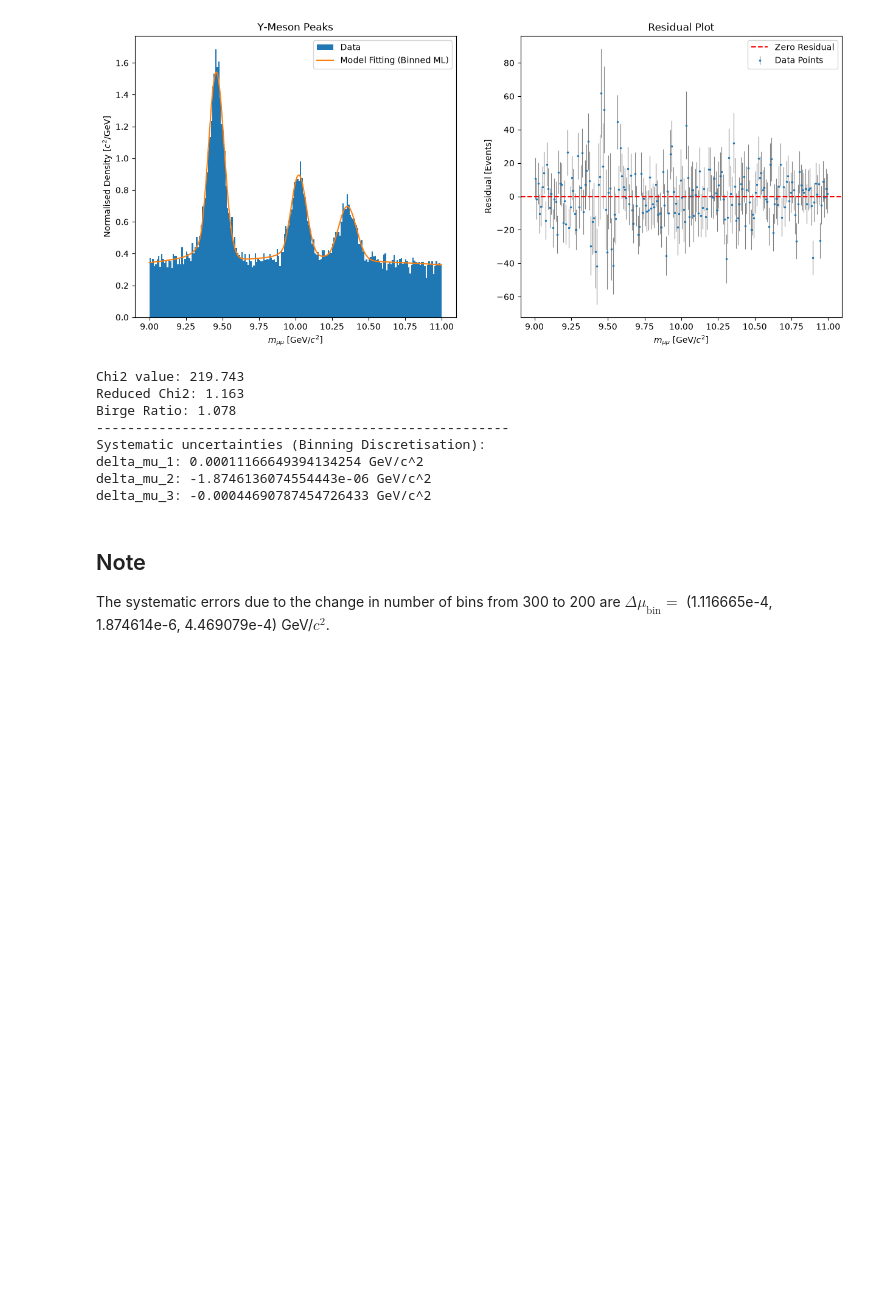
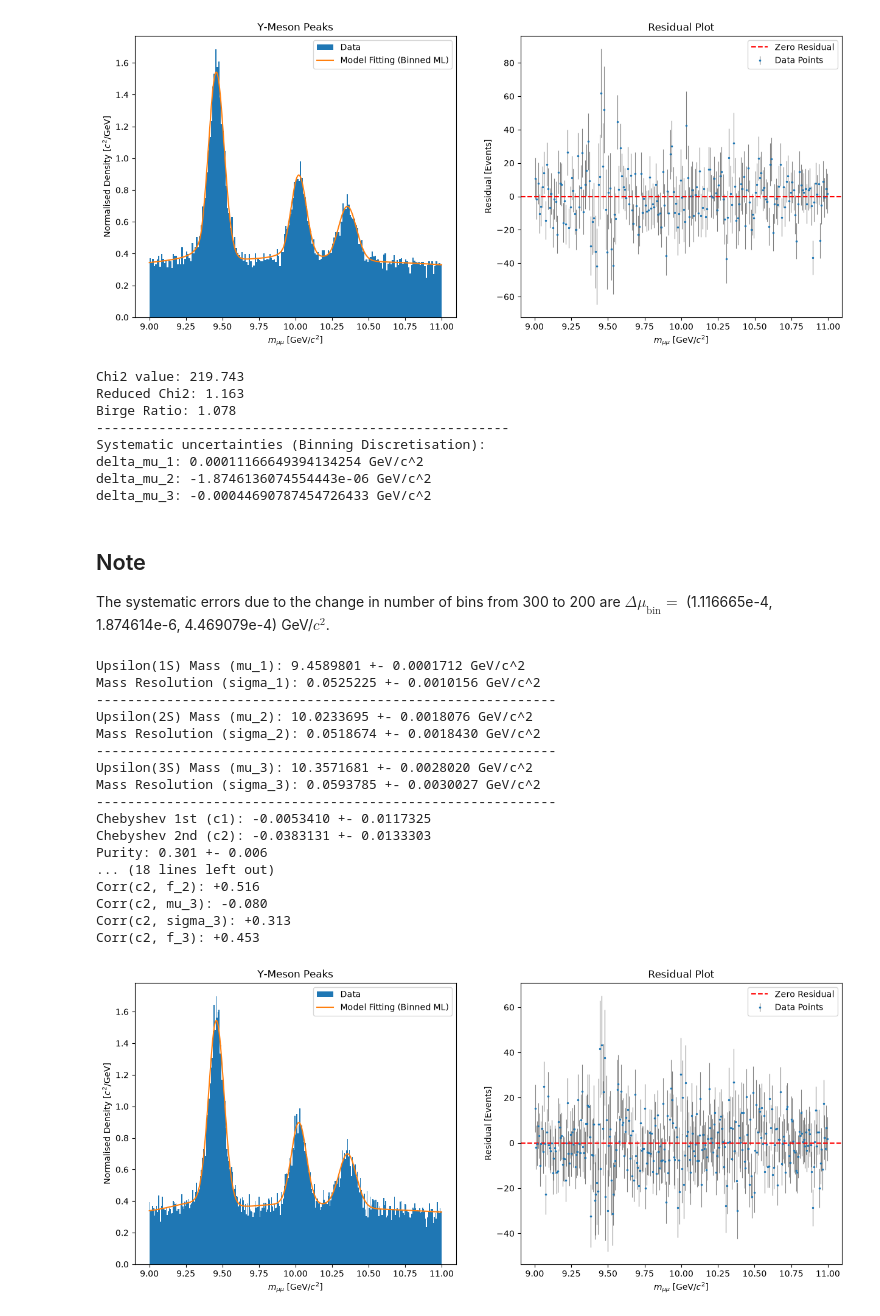
Before and after one commit to salsatosi/DAH_project_F1, a Jupyter notebook: data_analysis.ipynb, the cells around one changed output. Cells and saved outputs as stored; diff of their text form; code cells hidden in the pictures; blank space fills up the shorter version.

```diff
--- a/data_analysis.ipynb
+++ b/data_analysis.ipynb
@@ -1996,3 +1997,76 @@ delta_mu_3: -0.00044690787454726433 GeV/c^2
 # %% [markdown]
 ## Note
 The systematic errors due to the change in number of bins from 300 to 200 are $\Delta\mu_\text{bin}=$ (1.116665e-4, 1.874614e-6, 4.469079e-4) GeV/$c^2$.
+# %%
+'''
+Task 8: Estimate Systematic uncertainties
+Peak Modelling (Change to two-Gaussian-sum model)
+'''
+
+def composite_upsilon_twogaussian_cdf(x,mu_1,sigma_1,mu_2,sigma_2,mu_3,sigma_3,c1,c2,f_1,f_2,f_3,min_mass,max_mass):
+
+    def two_gaussian_model(x,mu_1,sigma_1):
+        relative_mu_wide = 0.13698
+        sigma_wide = 0.15377
+        f = 0.89953
+        norm_1 = 0.5* (erf((max_mass-mu_1)/(np.sqrt(2)*sigma_1)) - erf((min_mass-mu_1)/(np.sqrt(2)*sigma_1)))
+        norm_2 = 0.5* (erf((max_mass-(mu_1-relative_mu_wide))/(np.sqrt(2)*sigma_wide)) - erf((min_mass-(mu_1-relative_mu_wide))/(np.sqrt(2)*sigma_wide)))
+        gaussian_cdf_1 = 0.5*(erf((x-mu_1)/(np.sqrt(2)*sigma_1)) - erf((min_mass-mu_1)/(np.sqrt(2)*sigma_1))) / norm_1
+        gaussian_cdf_2 = 0.5*(erf((x-(mu_1-relative_mu_wide))/(np.sqrt(2)*sigma_wide)) - erf((min_mass-(mu_1-relative_mu_wide))/(np.sqrt(2)*sigma_wide))) / norm_2
+        return f*gaussian_cdf_1 + (1-f)*gaussian_cdf_2
+
+    t = (2.0 * x - (max_mass + min_mass)) / (max_mass - min_mass)
+    T0 = chebyt(0)
+    T1 = chebyt(1)
+    T2 = chebyt(2)
+    int_T0 = T0.integ()
+    int_T1 = T1.integ()
+    int_T2 = T2.integ()
+    cdf_T0 = int_T0(t) - int_T0(-1.0)
+    cdf_T1 = int_T1(t) - int_T1(-1.0)
+    cdf_T2 = int_T2(t) - int_T2(-1.0)
+    norm_T0 = int_T0(1.0) - int_T0(-1.0)
+    norm_T1 = int_T1(1.0) - int_T1(-1.0)
+    norm_T2 = int_T2(1.0) - int_T2(-1.0)
+    background_num = cdf_T0 + c1*cdf_T1 + c2*cdf_T2
+    background_norm = norm_T0 + c1*norm_T1 + c2*norm_T2
+    background_cdf = background_num / background_norm
+    return (f_1*two_gaussian_model(x,mu_1,sigma_1) + f_2*two_gaussian_model(x,mu_2,sigma_2)
+    + f_3*two_gaussian_model(x,mu_3,sigma_3) + (1-f_1-f_2-f_3)*background_cdf)
+
+init_params = [9.45, 0.043, 10.02, 0.046, 10.35, 0.04, 0, -0.01, 0.12, 0.04, 0.03]
+bounds = [(min_mass_1,max_mass_1), (0.01, 1), (min_mass_2,max_mass_2), (0.01, 1), (min_mass_3,max_mass_3),
+          (0.01, 1), (-1,1), (-0.5,0.5), (0.0, 1.0), (0.0, 1.0), (0.0, 1.0)]
+window = (9,11)
+n_bins=300 # Changed from 300 to 200
+result = mass_spectrum_fit(lambda x,mu_1,sigma_1,mu_2,sigma_2,mu_3,sigma_3
+                          ,c1,c2,f_1,f_2,f_3:composite_upsilon_twogaussian_cdf(
+    x,mu_1,sigma_1,mu_2,sigma_2,mu_3,sigma_3,c1,c2,f_1,f_2,f_3,min_mass=window[0],max_mass=window[1])
+                  , init_params=init_params,bounds=bounds, n_bins=n_bins, window=window, label='peakmodel')
+
+evaluated_mass = np.array([result['mu_1'],result['mu_2'],result['mu_3']])
+sys_error_peakmodel = evaluated_mass - nominal_mass
+print('-----------------------------------------------------')
+print('Systematic uncertainties (Peak Modelling):')
+print(f"delta_mu_1: {sys_error_peakmodel[0]} GeV/c^2")
+print(f"delta_mu_2: {sys_error_peakmodel[1]} GeV/c^2")
+print(f"delta_mu_3: {sys_error_peakmodel[2]} GeV/c^2")
+# %% [output]
+Upsilon(1S) Mass (mu_1): 9.4589801 +- 0.0001712 GeV/c^2
+Mass Resolution (sigma_1): 0.0525225 +- 0.0010156 GeV/c^2
+-----------------------------------------------------------
+Upsilon(2S) Mass (mu_2): 10.0233695 +- 0.0018076 GeV/c^2
+Mass Resolution (sigma_2): 0.0518674 +- 0.0018430 GeV/c^2
+-----------------------------------------------------------
+Upsilon(3S) Mass (mu_3): 10.3571681 +- 0.0028020 GeV/c^2
+Mass Resolution (sigma_3): 0.0593785 +- 0.0030027 GeV/c^2
+-----------------------------------------------------------
+Chebyshev 1st (c1): -0.0053410 +- 0.0117325
+Chebyshev 2nd (c2): -0.0383131 +- 0.0133303
+Purity: 0.301 +- 0.006
+... (18 lines left out)
+Corr(c2, f_2): +0.516
+Corr(c2, mu_3): -0.080
+Corr(c2, sigma_3): +0.313
+Corr(c2, f_3): +0.453
+[figure, added]
```
Also changed, not shown: parts of 8 cells of this notebook.
